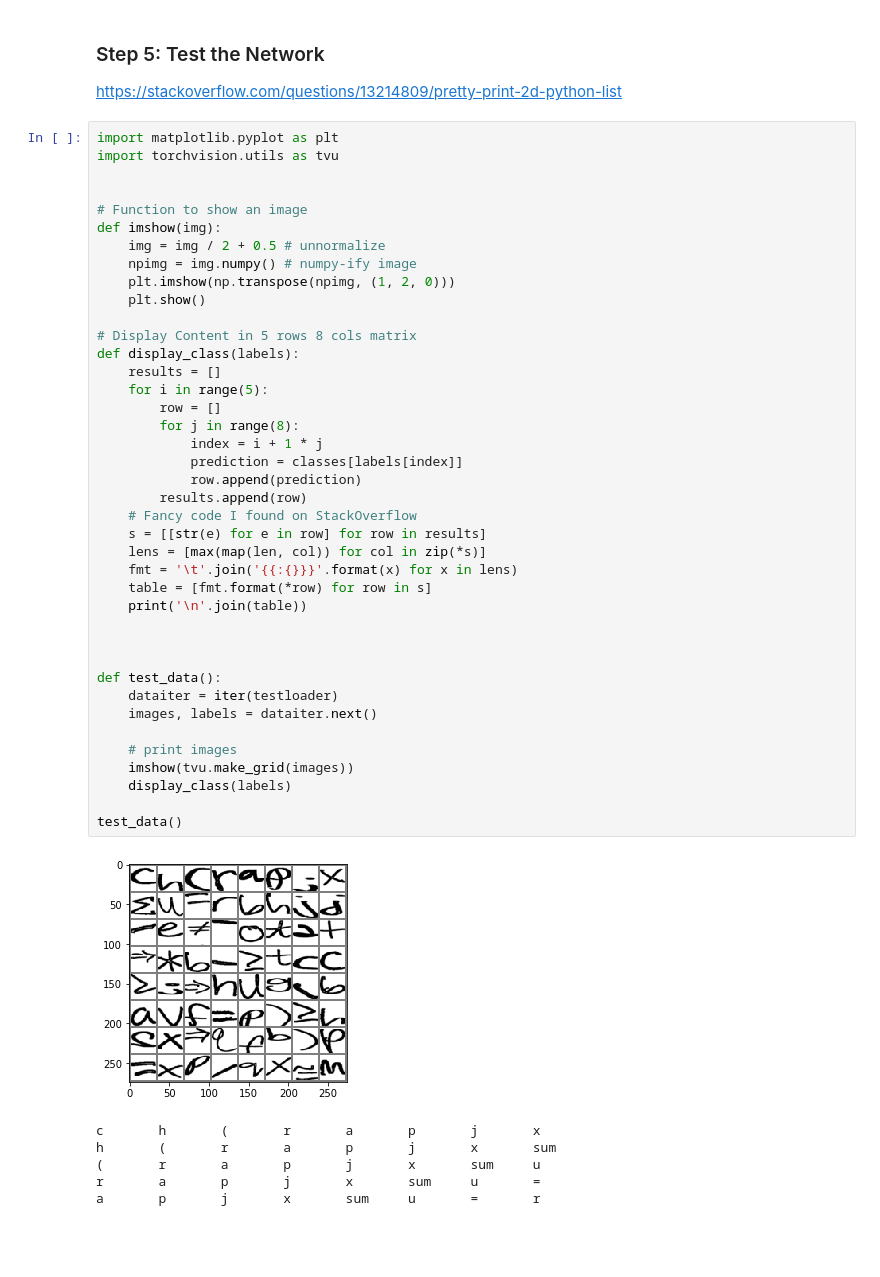
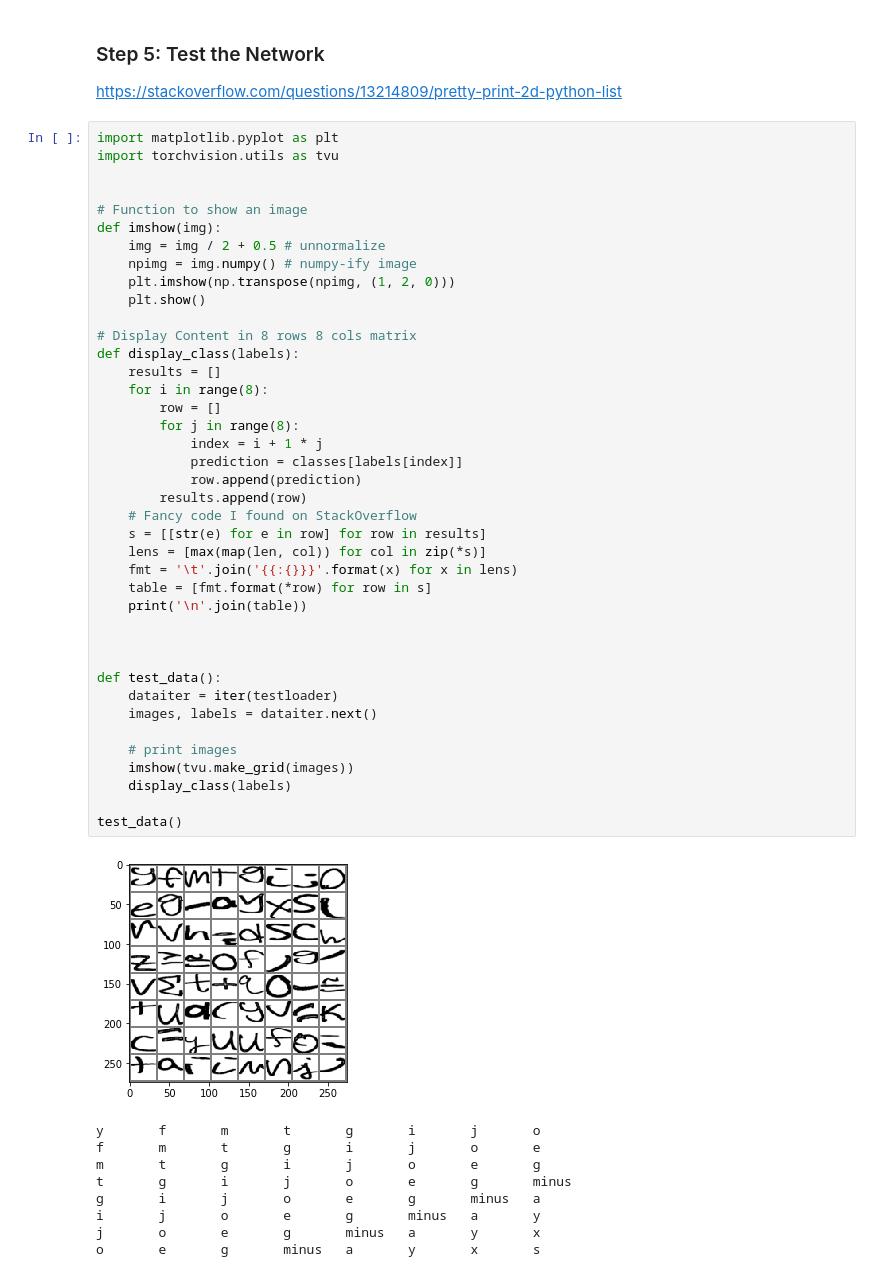
Before and after one commit to lenghuang/picTex, a Jupyter notebook: textDetect/picTex_detect.ipynb, the cells around one changed output. Cells and saved outputs as stored; diff of their text form; blank space fills up the shorter version.

```diff
--- a/textDetect/picTex_detect.ipynb
+++ b/textDetect/picTex_detect.ipynb
@@ -183,38 +218,41 @@ def imshow(img):
     plt.imshow(np.transpose(npimg, (1, 2, 0)))
     plt.show()
 
-# Display Content in 5 rows 8 cols matrix
+# Display Content in 8 rows 8 cols matrix
 def display_class(labels):
     results = []
-    for i in range(5):
+    for i in range(8):
         row = []
         for j in range(8):
             index = i + 1 * j
             prediction = classes[labels[index]]
             row.append(prediction)
         results.append(row)
     # Fancy code I found on StackOverflow
     s = [[str(e) for e in row] for row in results]
     lens = [max(map(len, col)) for col in zip(*s)]
     fmt = '\t'.join('{{:{}}}'.format(x) for x in lens)
     table = [fmt.format(*row) for row in s]
     print('\n'.join(table))
 
 
 
 def test_data():
     dataiter = iter(testloader)
     images, labels = dataiter.next()
 
     # print images
     imshow(tvu.make_grid(images))
     display_class(labels)
 
 test_data()
 # %% [output]
-[figure, old version]
+[figure, new version]
-c       h       (       r       a       p       j       x
-h       (       r       a       p       j       x       sum
-(       r       a       p       j       x       sum     u
-r       a       p       j       x       sum     u       =
-a       p       j       x       sum     u       =       r
+y       f       m       t       g       i       j       o
+f       m       t       g       i       j       o       e
+m       t       g       i       j       o       e       g
+t       g       i       j       o       e       g       minus
+g       i       j       o       e       g       minus   a
+i       j       o       e       g       minus   a       y
+j       o       e       g       minus   a       y       x
+o       e       g       minus   a       y       x       s
```
Also changed, not shown: parts of 3 cells of this notebook, 1 other file.
